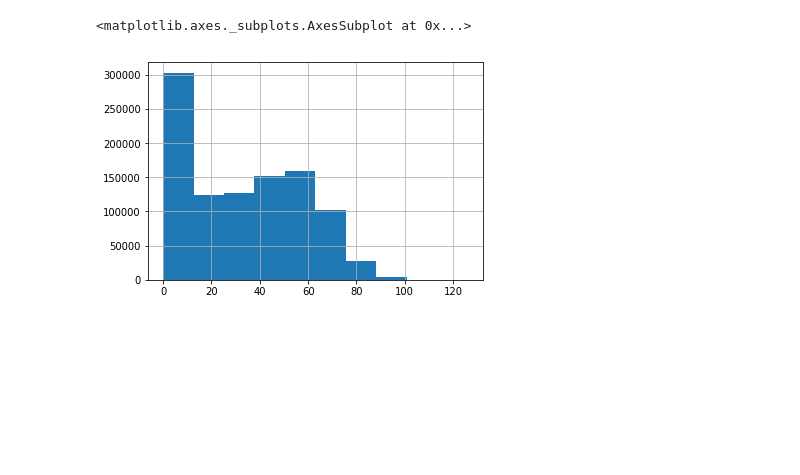
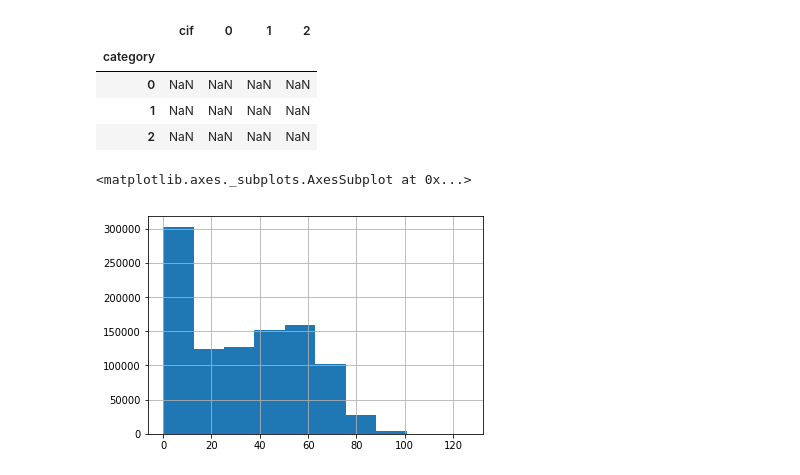
Before and after one commit to Lamiaka/hack-n-lead-2019, a Jupyter notebook: Exploration/Exploration_LK.ipynb, the cells around one changed output. Cells and saved outputs as stored; diff of their text form; code cells hidden in the pictures; blank space fills up the shorter version.

```diff
--- a/Exploration/Exploration_LK.ipynb
+++ b/Exploration/Exploration_LK.ipynb
@@ -41,3 +44,12 @@ data.turnover.hist(bins = 100)
+# %%
+# share of suspicuious accounts
+/data[['cif','category']].groupby('category').count()
+# %% [output]
+|  | cif | 0 | 1 | 2 |
+| category |  |  |  |  |
+| 0 | NaN | NaN | NaN | NaN |
+| 1 | NaN | NaN | NaN | NaN |
+| 2 | NaN | NaN | NaN | NaN |
 # %%
 data.age.hist()
 # %% [output]
```
Also changed, not shown: parts of 17 cells of this notebook.
